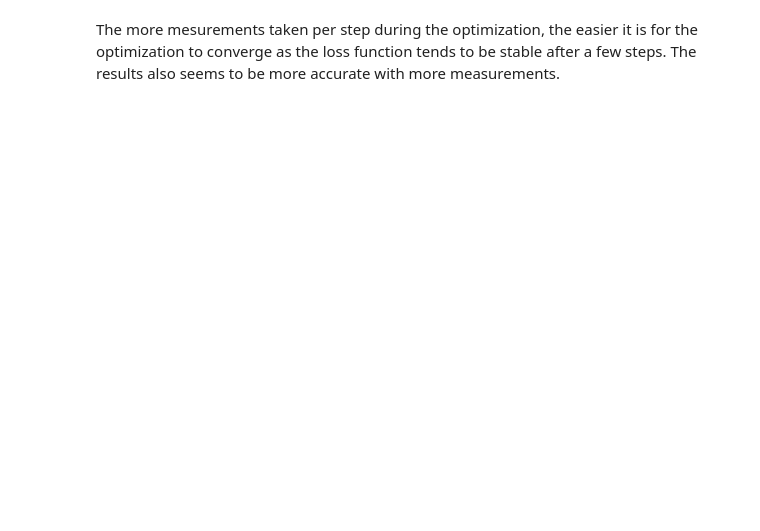
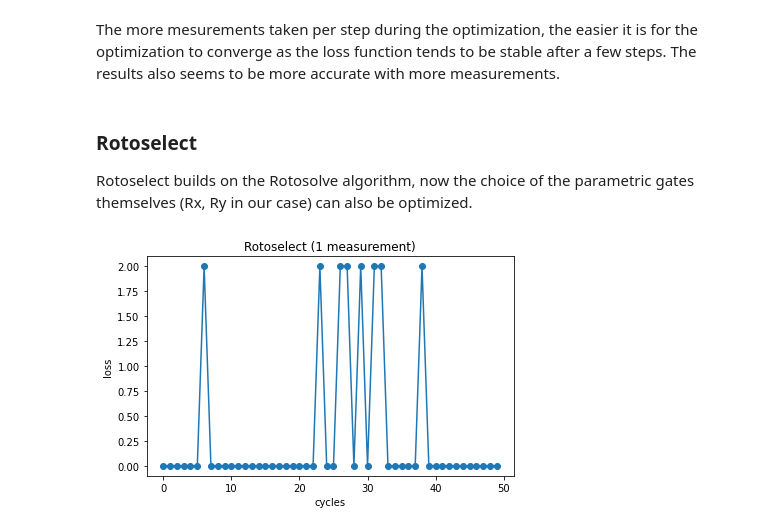
Before and after one commit to TDHTTTT/learn-bell, a Jupyter notebook: pennylane.ipynb, the cells around one changed output. Saved outputs shown, nothing was run; the diff lists cells and outputs as text; code cells hidden in the pictures; blank space fills up the shorter version.

Commit message:
rotoselect is working

```diff
--- a/pennylane.ipynb
+++ b/pennylane.ipynb
@@ -202,2 +214,5 @@ peek()
 # %% [markdown]
 The more mesurements taken per step during the optimization, the easier it is for the optimization to converge as the loss function tends to be stable after a few steps. The results also seems to be more accurate with more measurements.
+# %% [markdown]
+### Rotoselect
+Rotoselect builds on the Rotosolve algorithm, now the choice of the parametric gates themselves (Rx, Ry in our case) can also be optimized.
@@ -203,0 +252,43 @@ The more mesurements taken per step during the optimization, the easier it is fo
+# %%
+def RGen(param, generator, wires):
+    if generator == "X":
+        qml.RX(param, wires=wires)
+    elif generator == "Y":
+        qml.RY(param, wires=wires)
+
+def ansatz_rsel(params, generators):
+    RGen(params[0], generators[0], wires=0)
+    RGen(params[1], generators[1], wires=1)
+    qml.CNOT(wires=[0, 1])
+    RGen(params[2], generators[2], wires=0)
+    RGen(params[3], generators[3], wires=1)
+
+@qml.qnode(dev)
+def circuit_rsel(params, generators=None):  # generators will be passed as a keyword arg
+    ansatz_rsel(params, generators)
+    #return qml.expval(qml.PauliZ(0)), qml.expval(qml.PauliY(1))
+    return qml.sample(qml.PauliZ(0)), qml.sample(qml.PauliZ(1))
+
+def cost_rsel(params, generators):
+    m = circuit_rsel(params, generators=generators)
+    #return np.abs(m[0] + m[1])
+    return np.sum(np.abs(m[0] + m[1]))
+# %%
+def fit_select(init_params, n_steps, n_measurements=1000, dev=dev):
+    dev.shots = n_measurements
+    params_rsel = init_params.copy()
+    costs_rsel = []
+    generators = ["X", "Y", "Y", "X"]
+
+    for i in range(n_steps):
+        costs_rsel.append(cost_rsel(params_rsel, generators))
+        params_rsel, generators = rotoselect_cycle(cost_rsel, params_rsel, generators)
+
+    return params_rsel, costs_rsel, generators
+# %%
+# Now we explore how the number of measurements can affect our algorithm
+# 1 measurement per step
+params_rsel, costs, generators = fit_select(init_params, 50, 1)
+plot_loss(50, costs, "Rotoselect (1 measurement)")
+# %% [output]
+[figure, added]
```
Also changed, not shown: parts of 16 cells of this notebook.
